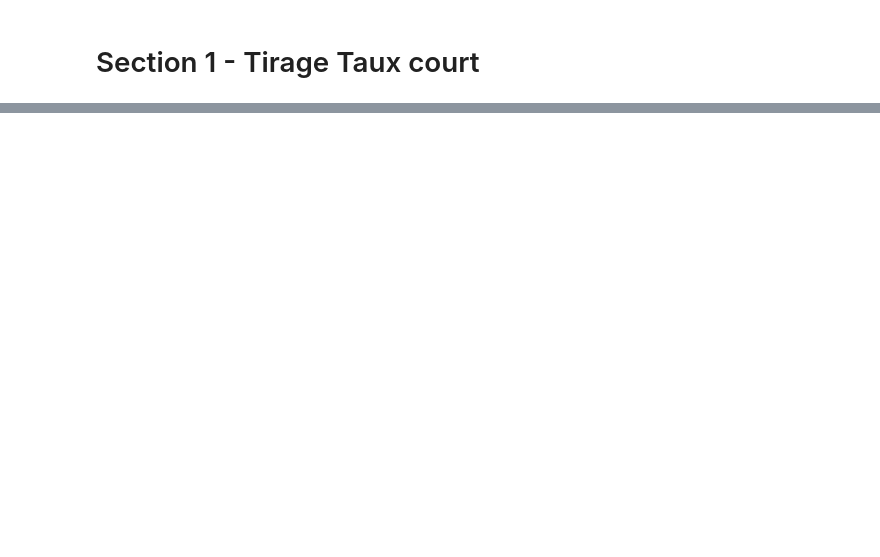
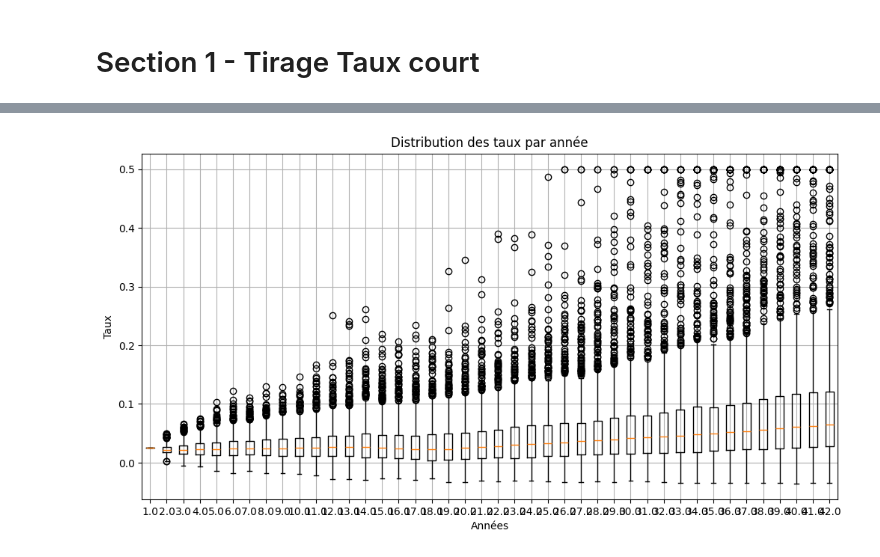
Before and after one commit to Eylz-Liu/Mod-le-vol-locale, a Jupyter notebook: Etude_GSE.ipynb, the cells around one changed output, grey strips where cells are left out. Saved outputs shown, nothing was run; the diff lists cells and outputs as text; code cells hidden in the pictures; blank space fills up the shorter version.

```diff
--- a/Etude_GSE.ipynb
+++ b/Etude_GSE.ipynb
@@ -37,0 +85,11 @@ print("TL Matrix (extrait):\n", iv_matrix[:5, :7])  # Affiche un extrait
+# %%
+#  1.2.3. Boxplots pour visualiser la dispersion
+plt.figure(figsize=(12, 6))
+plt.boxplot(TL_matrix, positions=maturities, widths=0.5)
+plt.title("Distribution des taux par année")
+plt.xlabel("Années")
+plt.ylabel("Taux")
+plt.grid(True)
+plt.show()
+# %% [output]
+[figure, added]
```
Also changed, not shown: parts of 6 cells of this notebook.
